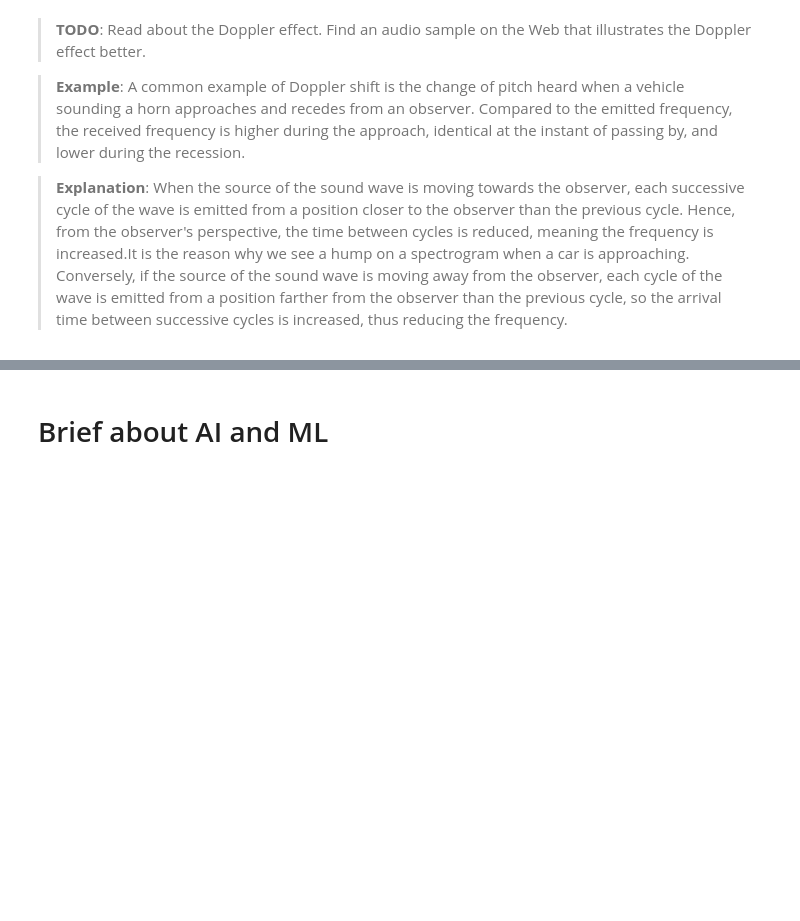
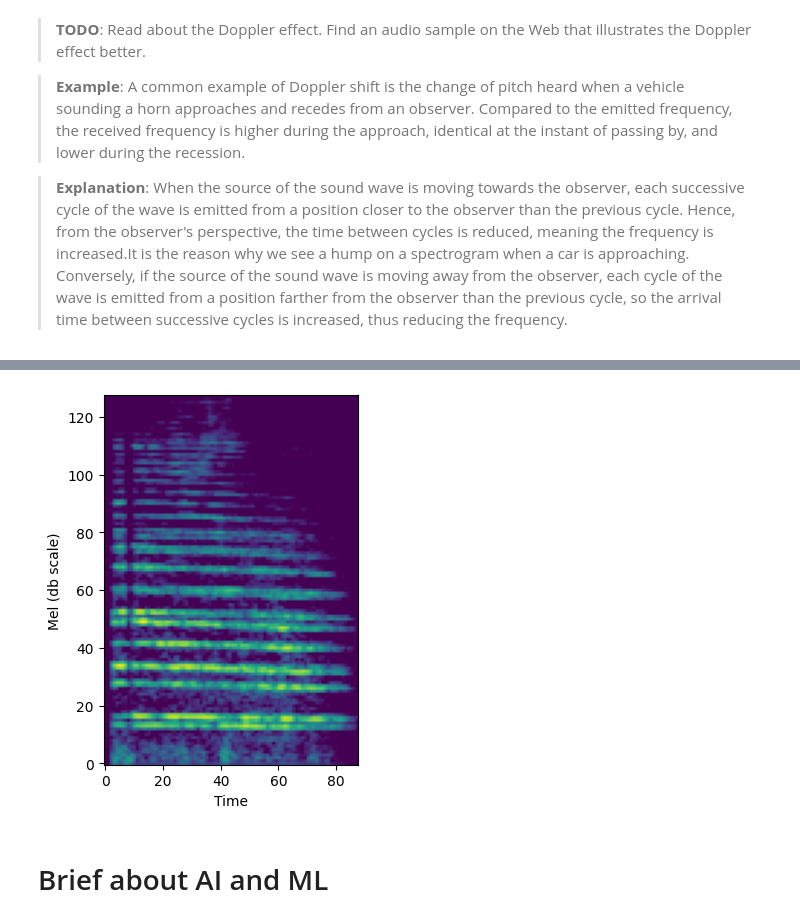
Before and after one commit to te1ord/ucu_audio_processing_course, a Jupyter notebook: Module_1/Lecture_1/Intro_to_Audio_ML.ipynb, the cells around one changed output, grey strips where cells are left out. Saved outputs shown, nothing was run; the diff lists cells and outputs as text; code cells hidden in the pictures; blank space fills up the shorter version.

Commit message:
add spec for doppler effect

```diff
--- a/Module_1/Lecture_1/Intro_to_Audio_ML.ipynb
+++ b/Module_1/Lecture_1/Intro_to_Audio_ML.ipynb
@@ -743,11 +747,20 @@ plt.show()
 When the source of the sound wave is moving towards the observer, each successive cycle of the wave is emitted from a position closer to the observer than the previous cycle. Hence, from the observer's perspective, the time between cycles is reduced, meaning the frequency is increased.It is the reason why we see a hump on a spectrogram when a car is approaching. Conversely, if the source of the sound wave is moving away from the observer, each cycle of the wave is emitted from a position farther from the observer than the previous cycle, so the arrival time between successive cycles is increased, thus reducing the frequency.
 # %%
 doppler_audio_path = "Speeding-car-horn_doppler_effect_sample.ogg"
-doppler_audio, doppler_sr = librosa.load(doppler_audio_path)
+doppler_audio, doppler_sr = librosa.load(doppler_audio_path, sr=None)
 
 ipd.Audio(data=doppler_audio, rate=doppler_sr)
 # %% [output]
 [interactive output not drawn]
+# %%
+Mel_audio_4 = librosa.amplitude_to_db(librosa.feature.melspectrogram(y=doppler_audio, sr=doppler_sr))
+plt.imshow(Mel_audio_4)
+plt.xlabel('Time')
+plt.ylabel('Mel (db scale)')
+plt.gca().invert_yaxis()
+plt.show()
+# %% [output]
+[figure, added]
 # %% [markdown]
 <a id='Brief_about_AI_and_ML'></a>
 # Brief about AI and ML
```
Also changed, not shown: parts of 2 cells of this notebook, 2 other files.
